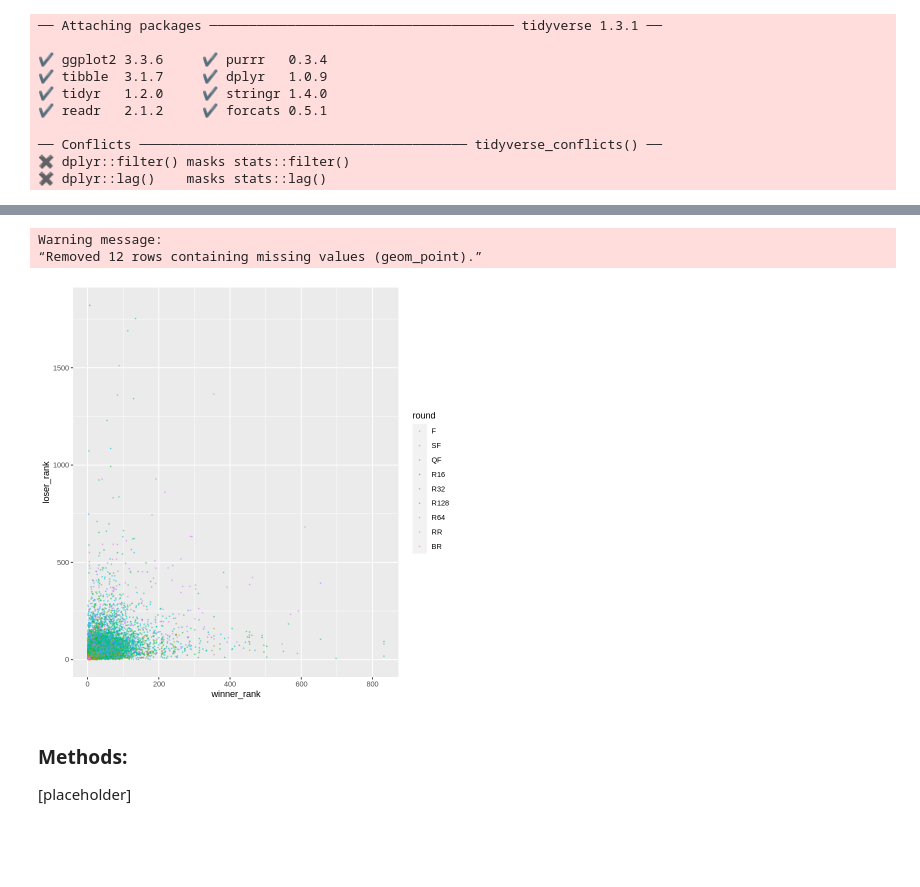
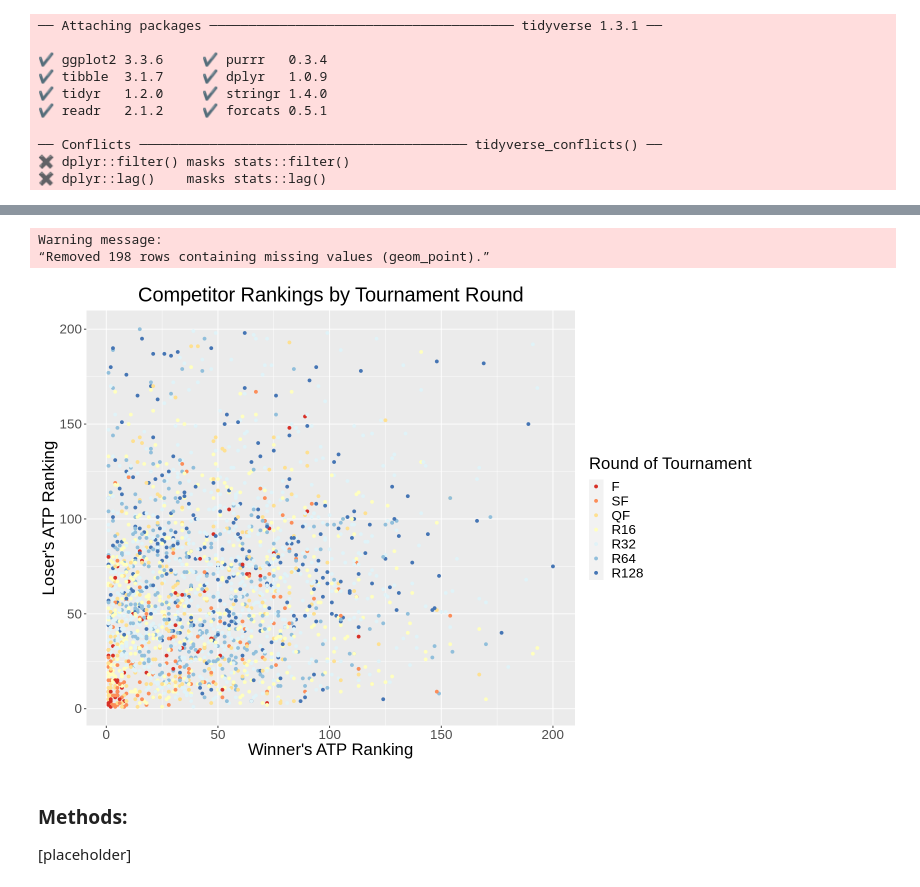
Before and after one commit to ben-westmore/dsci-100-2022w1-group-177, a Jupyter notebook: group177_proposal.ipynb, the cells around one changed output, grey strips where cells are left out. Cells and saved outputs as stored; diff of their text form; code cells hidden in the pictures; blank space fills up the shorter version.

Commit message:
Separated messy date column into separate, tidy columns for year, month, and day. Also tweaked the initial plot.

```diff
--- a/group177_proposal.ipynb
+++ b/group177_proposal.ipynb
@@ -25,11 +26,21 @@ library(tidyverse)
 ✖ dplyr::lag()    masks stats::lag()
 # %%
 tennis_data <- read_csv("https://raw.githubusercontent.com/ben-westmore/dsci-100-2022w1-group-177/main/atp2017-2019.csv") |>
-    mutate(round = as_factor(round))
+    mutate(round = as_factor(round),
+           tourney_year = as.double(substr(tourney_date, 1, 4)),
+           tourney_month = as.double(substr(tourney_date, 5, 6)),
+           tourney_day = as.double(substr(tourney_date, 7, 8))) |>
+    filter(round != 'BR',
+           round != 'RR',
+           tourney_year == 2019) |>
+    select(-tourney_date)
 
-tennis_data
+tennis_data <- tennis_data[, c(1:6, 50:52, 7:49)]
+
+head(tennis_data)
 glimpse(tennis_data)
 
+tennis_data$round <- factor(tennis_data$round, levels = c("F", "SF", "QF", "R16", "R32", "R64", "R128"))
 levels(tennis_data$round)
 # %% [output]
 New names:
@@ -82,12 +83,23 @@ $ loser_rank_points  <dbl> 1977, 200, 1050, 1298, 1855, 275, 1835, 691, 715, 2
 # %%
+# display.brewer.all(colorblindFriendly = TRUE)
+options(repr.plot.width = 12, repr.plot.height = 8)
+
 rankings_vs_round <- ggplot(tennis_data, aes(x = winner_rank, y = loser_rank, colour = round)) +
-    geom_point(alpha = 0.4, size = 0.3)
+    geom_point() +
+    labs(title = "Competitor Rankings by Tournament Round",
+         x = "Winner's ATP Ranking",
+         y = "Loser's ATP Ranking",
+         colour = "Round of Tournament") +
+    lims(x = c(1, 200), y = c(1, 200)) +
+    theme(text = element_text(size = 20),
+          plot.title = element_text(hjust = 0.5)) +
+    scale_color_brewer(palette = "RdYlBu")
 
 rankings_vs_round
 # %% [output]
 Warning message:
-“Removed 12 rows containing missing values (geom_point).”
+“Removed 198 rows containing missing values (geom_point).”
-[figure, old version]
+[figure, new version]
 # %% [markdown]
 ### Methods:
 
```
Also changed, not shown: parts of 2 cells of this notebook.
